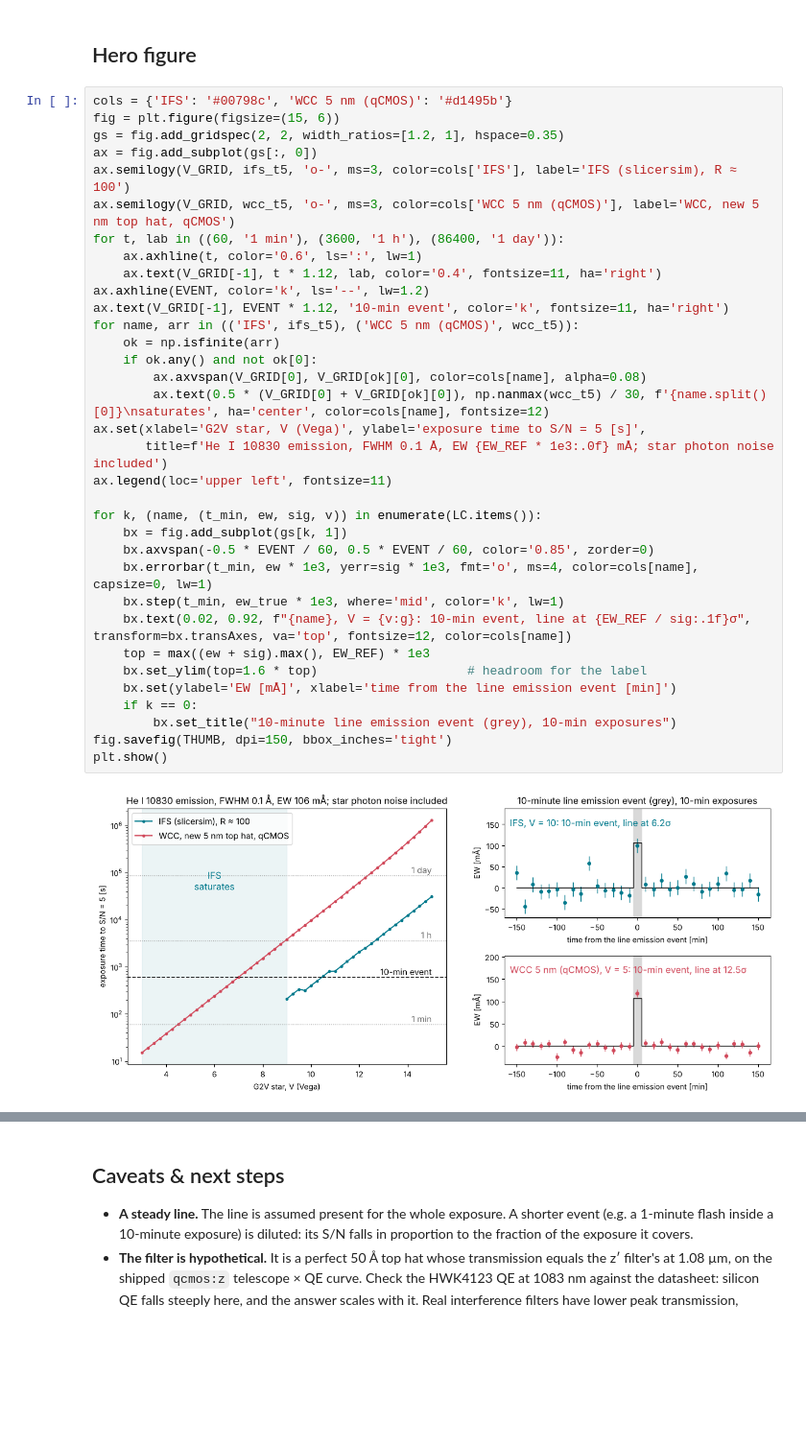
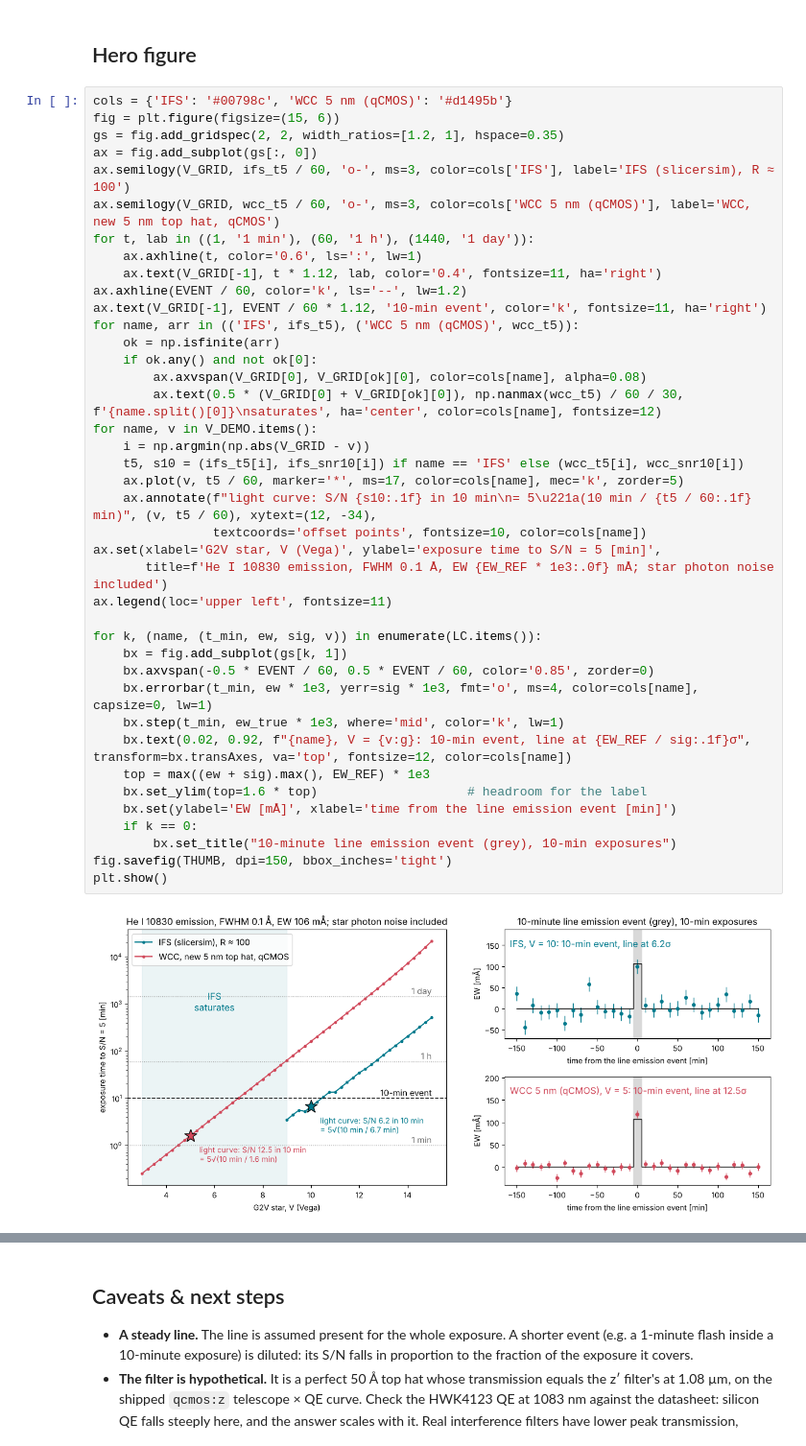
Before and after one commit to douglase/science-symposium-2026-hackathon-materials, a Jupyter notebook: lazuli/science_gallery/12_he10830_ifs_vs_wcc.ipynb, the cells around one changed output, grey strips where cells are left out. Shown at 96% size. Drawn from its saved outputs; the diff is of its cells as text; blank space fills up the shorter version.

```diff
--- a/lazuli/science_gallery/12_he10830_ifs_vs_wcc.ipynb
+++ b/lazuli/science_gallery/12_he10830_ifs_vs_wcc.ipynb
@@ -492,39 +588,45 @@ narrowband relative flux with the line on: 1 + 2124 ppm
 # %%
 cols = {'IFS': '#00798c', 'WCC 5 nm (qCMOS)': '#d1495b'}
 fig = plt.figure(figsize=(15, 6))
 gs = fig.add_gridspec(2, 2, width_ratios=[1.2, 1], hspace=0.35)
 ax = fig.add_subplot(gs[:, 0])
-ax.semilogy(V_GRID, ifs_t5, 'o-', ms=3, color=cols['IFS'], label='IFS (slicersim), R ≈ 100')
-ax.semilogy(V_GRID, wcc_t5, 'o-', ms=3, color=cols['WCC 5 nm (qCMOS)'], label='WCC, new 5 nm top hat, qCMOS')
-for t, lab in ((60, '1 min'), (3600, '1 h'), (86400, '1 day')):
+ax.semilogy(V_GRID, ifs_t5 / 60, 'o-', ms=3, color=cols['IFS'], label='IFS (slicersim), R ≈ 100')
+ax.semilogy(V_GRID, wcc_t5 / 60, 'o-', ms=3, color=cols['WCC 5 nm (qCMOS)'], label='WCC, new 5 nm top hat, qCMOS')
+for t, lab in ((1, '1 min'), (60, '1 h'), (1440, '1 day')):
     ax.axhline(t, color='0.6', ls=':', lw=1)
     ax.text(V_GRID[-1], t * 1.12, lab, color='0.4', fontsize=11, ha='right')
-ax.axhline(EVENT, color='k', ls='--', lw=1.2)
-ax.text(V_GRID[-1], EVENT * 1.12, '10-min event', color='k', fontsize=11, ha='right')
+ax.axhline(EVENT / 60, color='k', ls='--', lw=1.2)
+ax.text(V_GRID[-1], EVENT / 60 * 1.12, '10-min event', color='k', fontsize=11, ha='right')
 for name, arr in (('IFS', ifs_t5), ('WCC 5 nm (qCMOS)', wcc_t5)):
     ok = np.isfinite(arr)
     if ok.any() and not ok[0]:
         ax.axvspan(V_GRID[0], V_GRID[ok][0], color=cols[name], alpha=0.08)
-        ax.text(0.5 * (V_GRID[0] + V_GRID[ok][0]), np.nanmax(wcc_t5) / 30, f'{name.split()[0]}\nsaturates', ha='center', color=cols[name], fontsize=12)
-ax.set(xlabel='G2V star, V (Vega)', ylabel='exposure time to S/N = 5 [s]',
+        ax.text(0.5 * (V_GRID[0] + V_GRID[ok][0]), np.nanmax(wcc_t5) / 60 / 30, f'{name.split()[0]}\nsaturates', ha='center', color=cols[name], fontsize=12)
+for name, v in V_DEMO.items():
+    i = np.argmin(np.abs(V_GRID - v))
+    t5, s10 = (ifs_t5[i], ifs_snr10[i]) if name == 'IFS' else (wcc_t5[i], wcc_snr10[i])
+    ax.plot(v, t5 / 60, marker='*', ms=17, color=cols[name], mec='k', zorder=5)
+    ax.annotate(f"light curve: S/N {s10:.1f} in 10 min\n= 5\u221a(10 min / {t5 / 60:.1f} min)", (v, t5 / 60), xytext=(12, -34),
+                textcoords='offset points', fontsize=10, color=cols[name])
+ax.set(xlabel='G2V star, V (Vega)', ylabel='exposure time to S/N = 5 [min]',
        title=f'He I 10830 emission, FWHM 0.1 Å, EW {EW_REF * 1e3:.0f} mÅ; star photon noise included')
 ax.legend(loc='upper left', fontsize=11)
 
 for k, (name, (t_min, ew, sig, v)) in enumerate(LC.items()):
     bx = fig.add_subplot(gs[k, 1])
     bx.axvspan(-0.5 * EVENT / 60, 0.5 * EVENT / 60, color='0.85', zorder=0)
     bx.errorbar(t_min, ew * 1e3, yerr=sig * 1e3, fmt='o', ms=4, color=cols[name], capsize=0, lw=1)
     bx.step(t_min, ew_true * 1e3, where='mid', color='k', lw=1)
     bx.text(0.02, 0.92, f"{name}, V = {v:g}: 10-min event, line at {EW_REF / sig:.1f}σ", transform=bx.transAxes, va='top', fontsize=12, color=cols[name])
     top = max((ew + sig).max(), EW_REF) * 1e3
     bx.set_ylim(top=1.6 * top)                    # headroom for the label
     bx.set(ylabel='EW [mÅ]', xlabel='time from the line emission event [min]')
     if k == 0:
         bx.set_title("10-minute line emission event (grey), 10-min exposures")
 fig.savefig(THUMB, dpi=150, bbox_inches='tight')
 plt.show()
 # %% [output]
-[figure, old version]
+[figure, new version]
 # %% [markdown]
 ## Answer
 
```
Also changed, not shown: parts of 9 cells of this notebook.
